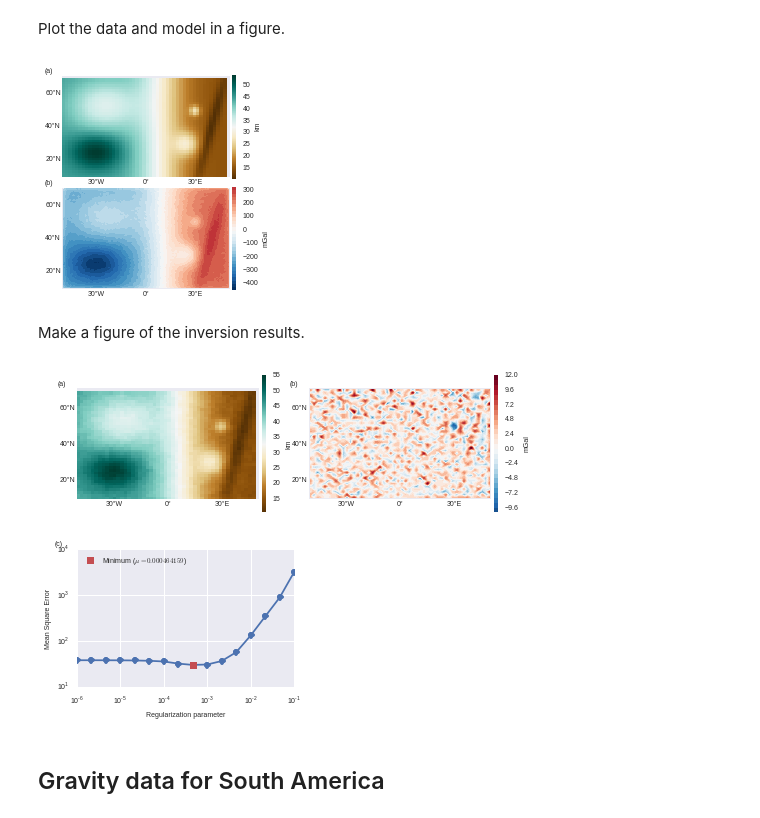
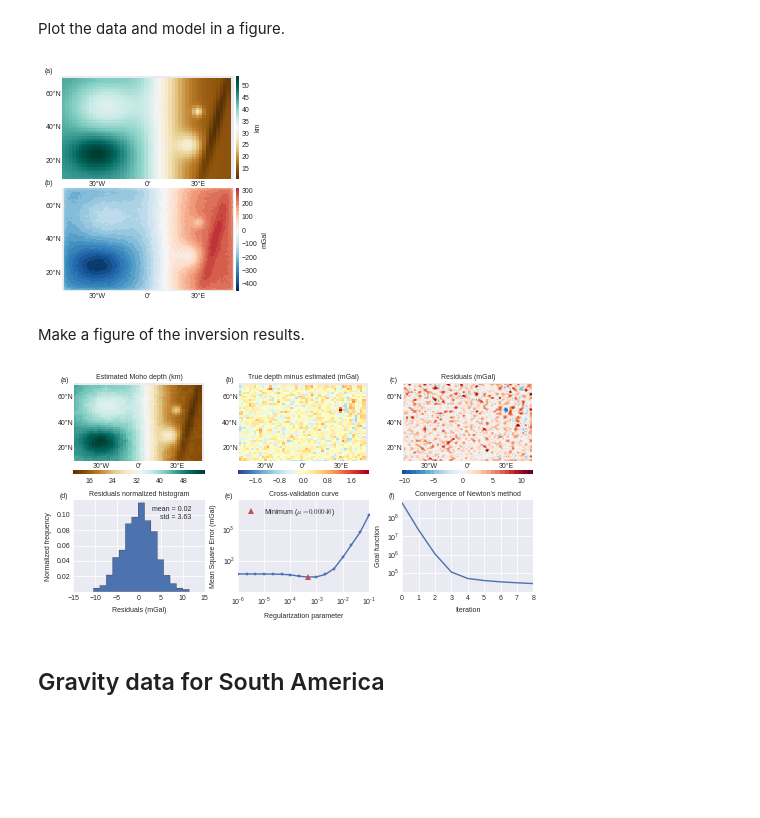
Before and after one commit to pinga-lab/paper-moho-inversion-tesseroids, a Jupyter notebook: code/paper-figures.ipynb, the cells around one changed output. Drawn from its saved outputs; the diff is of its cells as text; code cells hidden in the pictures; blank space fills up the shorter version.

Commit message:
Finish figure for simple synthetic results
Updated styles so ended up changing the data figure a bit

```diff
--- a/code/paper-figures.ipynb
+++ b/code/paper-figures.ipynb
@@ -18,12 +19,15 @@ import seaborn  # Makes the default style of the plots nicer
 # %%
 from datasets import fetch_crust1, load_icgem_gdf, down_sample
 # %%
+seaborn.set_context('paper')
 config = dict(fontsize=7)
 plt.rcParams['font.size'] = config['fontsize']
 plt.rcParams['axes.labelsize'] = config['fontsize']
 plt.rcParams['xtick.labelsize'] = config['fontsize']
 plt.rcParams['ytick.labelsize'] = config['fontsize']
 plt.rcParams['legend.fontsize'] = config['fontsize']
+plt.rcParams['xtick.major.pad'] = 3
+plt.rcParams['ytick.major.pad'] = 3
 #plt.rcParams['font.family'] = 'Arial'
 # %%
 def data_minmax(data):
@@ -94,51 +98,93 @@ plt.tight_layout()
 plt.subplots_adjust(left=0.1)
 plt.savefig('../manuscript/figures/synthetic-simple-data.eps')
 # %% [output]
-[figure, old version]
+[figure, new version]
 # %% [markdown]
 Make a figure of the inversion results.
 # %%
-plt.figure(figsize=(7, 7))
+plt.figure(figsize=(7, 3.5))
 
-ax = plt.subplot(3, 2, 1)
+cbargs = dict(fraction=0.05, pad=0.1, aspect=40, orientation='horizontal')
+tick_locator = ticker.MaxNLocator(nbins=6)
+
+ax = plt.subplot(2, 3, 1)
 plt.text(-0.1, 1.03, '(a)', transform=ax.transAxes, **config)
+plt.title('Estimated Moho depth (km)', **config)
 moho = results['solution'].estimate_
 x, y = bm(moho.lons, moho.lats)
 bm.pcolormesh(x, y, -0.001*moho.relief.reshape(moho.shape), cmap='BrBG')
-plt.colorbar(pad=0.01, aspect=30).set_label('km')
+cb = plt.colorbar(**cbargs)
+cb.locator = tick_locator
+cb.update_ticks()
 bm.drawmeridians([-30, 0 , 30], labels=[0, 0, 0, 1], linewidth=0, **config)
 bm.drawparallels([20, 40, 60], labels=[1, 0, 0, 0], linewidth=0, **config)
 
-ax = plt.subplot(3, 2, 2)
+ax = plt.subplot(2, 3, 2)
 plt.text(-0.1, 1.03, '(b)', transform=ax.transAxes, **config)
+plt.title('True depth minus estimated (mGal)', **config)
+diff = -0.001*(model.relief - moho.relief).reshape(moho.shape)
+bm.pcolormesh(x, y, diff, cmap='RdYlBu_r', **data_minmax(diff))
+cb = plt.colorbar(**cbargs)
+cb.locator = tick_locator
+cb.update_ticks()
+bm.drawmeridians([-30, 0 , 30], labels=[0, 0, 0, 1], linewidth=0, **config)
+bm.drawparallels([20, 40, 60], labels=[1, 0, 0, 0], linewidth=0, **config)
+
+ax = plt.subplot(2, 3, 3)
+plt.text(-0.1, 1.03, '(c)', transform=ax.transAxes, **config)
+plt.title('Residuals (mGal)', **config)
 solution = results['solution'][0]
 residuals = solution.residuals()
 x, y = bm(solution.lon, solution.lat)
 bm.contourf(x, y, residuals, 30, tri=True, cmap='RdBu_r', **data_minmax(residuals))
-plt.colorbar(pad=0.01, aspect=30).set_label('mGal')
+cb = plt.colorbar(**cbargs)
+cb.locator = tick_locator
+cb.update_ticks()
 bm.drawmeridians([-30, 0 , 30], labels=[0, 0, 0, 1], linewidth=0, **config)
 bm.drawparallels([20, 40, 60], labels=[1, 0, 0, 0], linewidth=0, **config)
 
-ax = plt.subplot(3, 2, 3)
-plt.text(-0.1, 1.03, '(c)', transform=ax.transAxes, **config)
+ax = plt.subplot(2, 3, 4)
+plt.text(-0.1, 1.03, '(d)', transform=ax.transAxes, **config)
+plt.title('Residuals normalized histogram', **config)
+plt.text(0.6, 0.8,
+         "mean = {:.2f}\n    std = {:.2f}".format(residuals.mean(), residuals.std()),
+         transform=plt.gca().transAxes, **config)
+plt.hist(residuals, bins=15, normed=True, histtype='stepfilled')
+plt.xlabel('Residuals (mGal)')
+plt.ylabel('Normalized frequency')
+ax.set_yticks(ax.get_yticks()[1:-1])
+
+ax = plt.subplot(2, 3, 5)
+plt.text(-0.1, 1.03, '(e)', transform=ax.transAxes, **config)
+plt.title('Cross-validation curve', **config)
 regul_params = results['regul_params']
 scores = results['scores']
 best = results['best_index']
 solver = results['solution']
-plt.plot(regul_params, scores, marker='o')
-plt.plot(regul_params[best], scores[best], 's',
-         color=seaborn.color_palette()[2], label='Minimum ($\mu={:g}$)'.format(regul_params[best]))
+plt.plot(regul_params, scores, '.-')
+plt.plot(regul_params[best], scores[best], '^',
+         color=seaborn.color_palette()[2],
+         label='Minimum ($\mu={:.5f}$)'.format(regul_params[best]))
 plt.legend(loc='upper left')
 plt.xscale('log')
 plt.yscale('log')
 plt.xlabel('Regularization parameter')
-plt.ylabel(u'Mean Square Error')
+plt.ylabel(u'Mean Square Error (mGal)')
+ax.set_yticks(ax.get_yticks()[2:-2])
 
-plt.tight_layout()
-#plt.subplots_adjust(left=0.1)
-#plt.savefig('../manuscript/figures/synthetic-simple-results.eps')
+ax = plt.subplot(2, 3, 6)
+plt.text(-0.1, 1.03, '(f)', transform=ax.transAxes, **config)
+plt.title("Convergence of Newton's method", **config)
+plt.plot(range(solver.stats_['iterations'] + 1), solver.stats_['objective'])
+plt.xlabel('Iteration')
+plt.yscale('log')
+plt.ylabel('Goal function')
+ax.set_yticks(ax.get_yticks()[2:-2])
+
+plt.tight_layout(w_pad=0)
+plt.savefig('../manuscript/figures/synthetic-simple-results.eps')
 # %% [output]
-[figure, old version]
+[figure, new version]
 # %% [markdown]
 ## Gravity data for South America
 # %%
```
Also changed, not shown: parts of 1 cell of this notebook, 2 other files.
